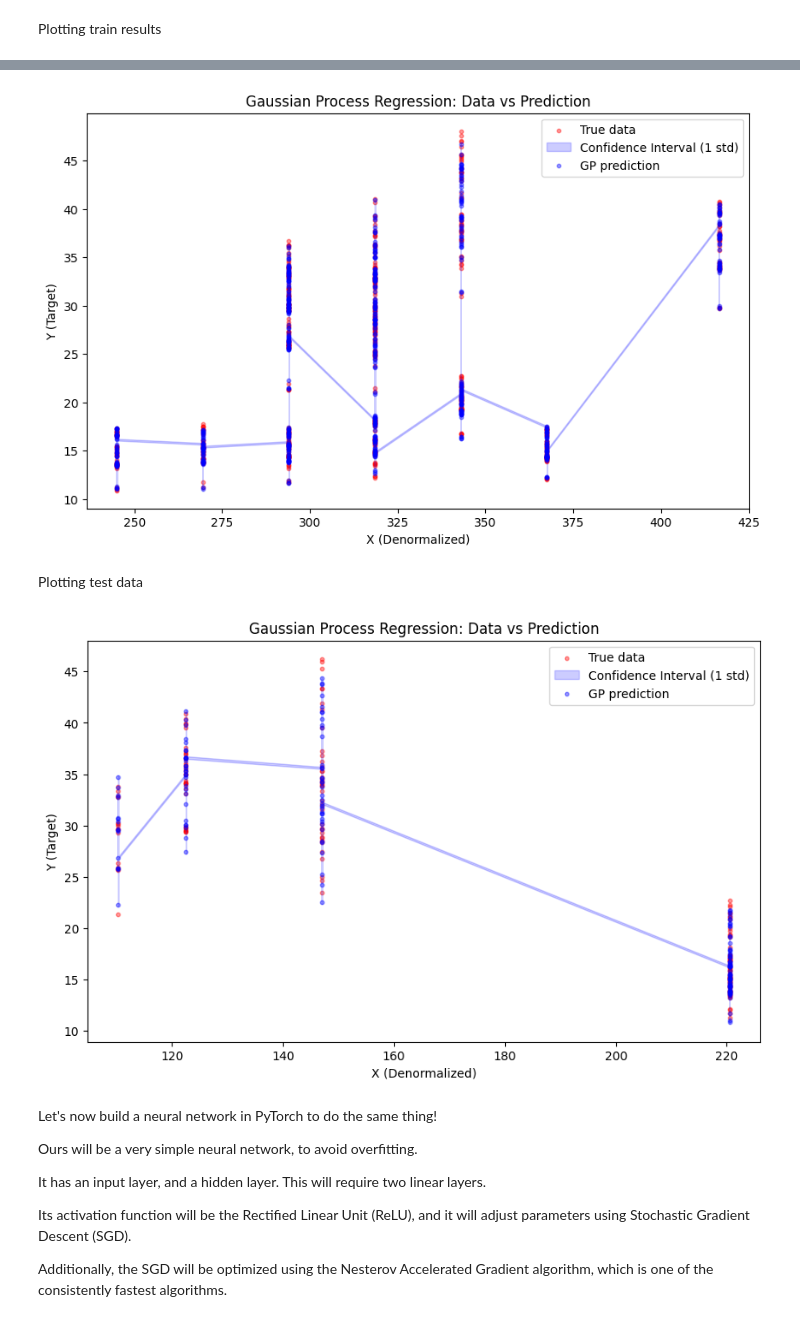
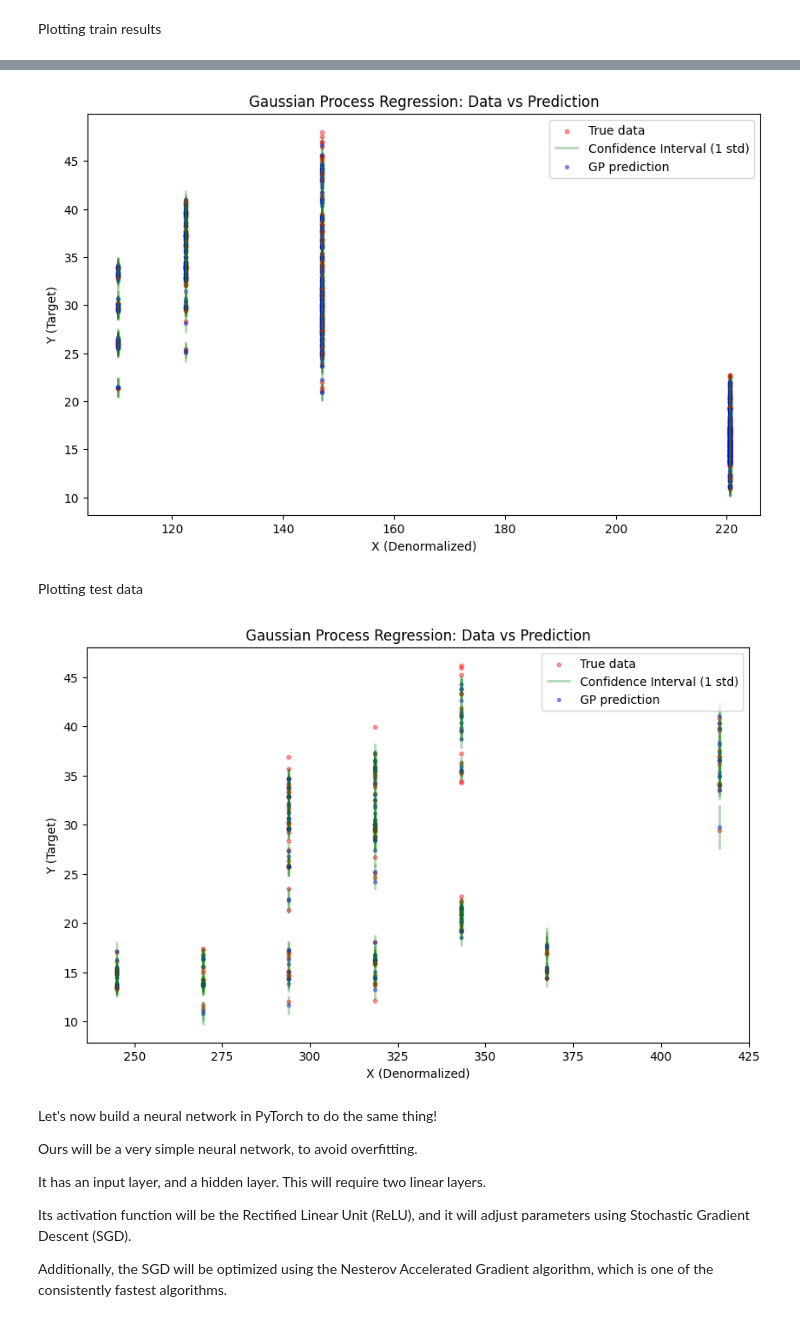
Before and after one commit to WilliamZhang20/Power-Predictor, a Jupyter notebook: GP_Power_Prediction.ipynb, the cells around one changed output, grey strips where cells are left out. Cells and saved outputs as stored; diff of their text form; code cells hidden in the pictures.

Commit message:
Fully fix CI plots

```diff
--- a/GP_Power_Prediction.ipynb
+++ b/GP_Power_Prediction.ipynb
@@ -170,33 +170,26 @@ y_idx_map = {
     1: 'Y2'
 }
 
-
+# Plots 1 Standard Deviation CI (68%)
 def plotGPRegression(X, Y, model, scaler, x_idx, y_idx):
     y_pred, sigma = model.predict(X, return_std=True)
 
-    # Denormalize the predicted values (y_pred) and the standard deviation for confidence intervals
-    sigma_y1_denorm = sigma[:, 0] * scaler.scale_[0]  # Denormalize standard deviation
-
-    # Denormalize the X values for the plot (using the same scaler that was used to normalize X)
+    # Denormalize the X values for the plot (if needed)
     X_denorm = scaler.inverse_transform(X)  # Assuming scaler_x was used for X
-
-    # Sort X values and corresponding predictions and std
-    sort_indices = np.argsort(X_denorm[:, x_idx])
-    x_sorted = X_denorm[sort_indices, x_idx]
-    y_pred_sorted = y_pred[sort_indices, 1]
-    sigma_sorted = sigma_y1_denorm[sort_indices]
 
     # Create the plot
     plt.figure(figsize=(10, 6))
 
+    # Plot true data points
     plt.scatter(X_denorm[:, x_idx], Y[y_idx_map[y_idx]], color='red', label='True data', alpha=0.4, s=10)
 
-    plt.fill_between(x_sorted,
-                    y_pred_sorted - sigma_sorted,
-                    y_pred_sorted + sigma_sorted,
-                    color='blue', alpha=0.2, label='Confidence Interval (1 std)')
+    plt.vlines(X_denorm[:, x_idx],
+               y_pred[:, 1] - sigma[:, 1],
+               y_pred[:, 1] + sigma[:, 1],
+               color='green', alpha=0.3, lw=2, label="Confidence Interval (1 std)")
 
-    plt.scatter(X_denorm[:, x_idx], y_pred[:, 1], color='blue', label='GP prediction', alpha=0.4, s=10)
+    # Plot the GP predictions
+    plt.scatter(X_denorm[:, x_idx], y_pred[:, 1], color='blue', label='GP prediction', alpha=0.4, s=8)
 
     plt.xlabel('X (Denormalized)')
     plt.ylabel('Y (Target)')
@@ -207,13 +210,13 @@ def plotGPRegression(X, Y, model, scaler, x_idx, y_idx):
 # %%
-plotGPRegression(X_train, Y_train, gpr, scaler, 2, 1)
+plotGPRegression(X_train, Y_train, gpr, scaler, 3, 1)
 # %% [output]
-[figure, old version]
+[figure, new version]
 # %% [markdown]
 Plotting test data
 # %%
-plotGPRegression(X_test, Y_test, gpr, scaler, 3, 1)
+plotGPRegression(X_test, Y_test, gpr, scaler, 2, 1)
 # %% [output]
-[figure, old version]
+[figure, new version]
 # %% [markdown]
 Let's now build a neural network in PyTorch to do the same thing!
 
```
Also changed, not shown: parts of 6 cells of this notebook.
